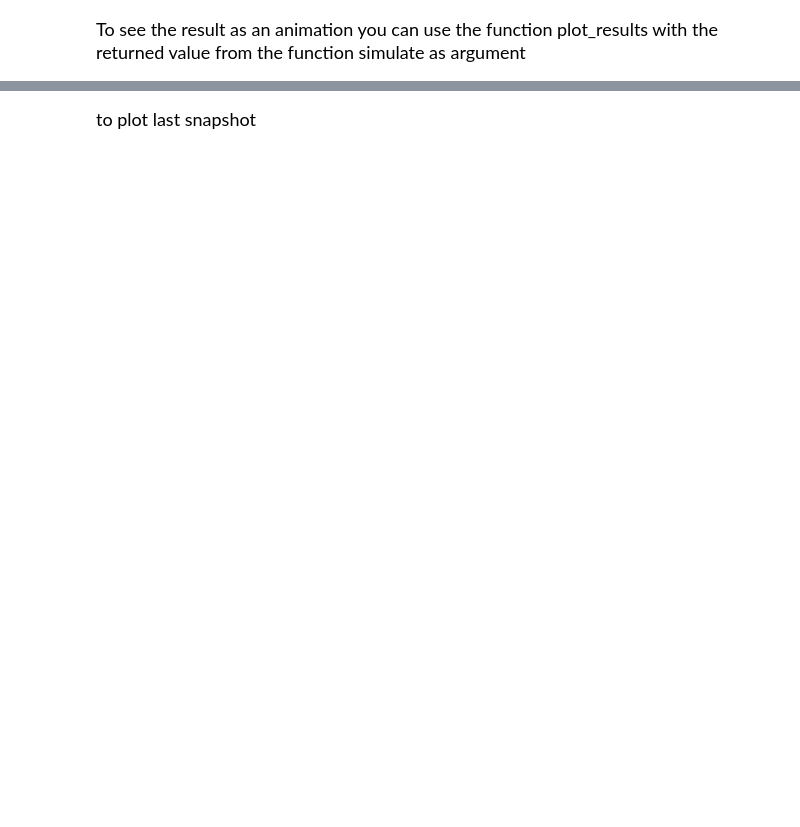
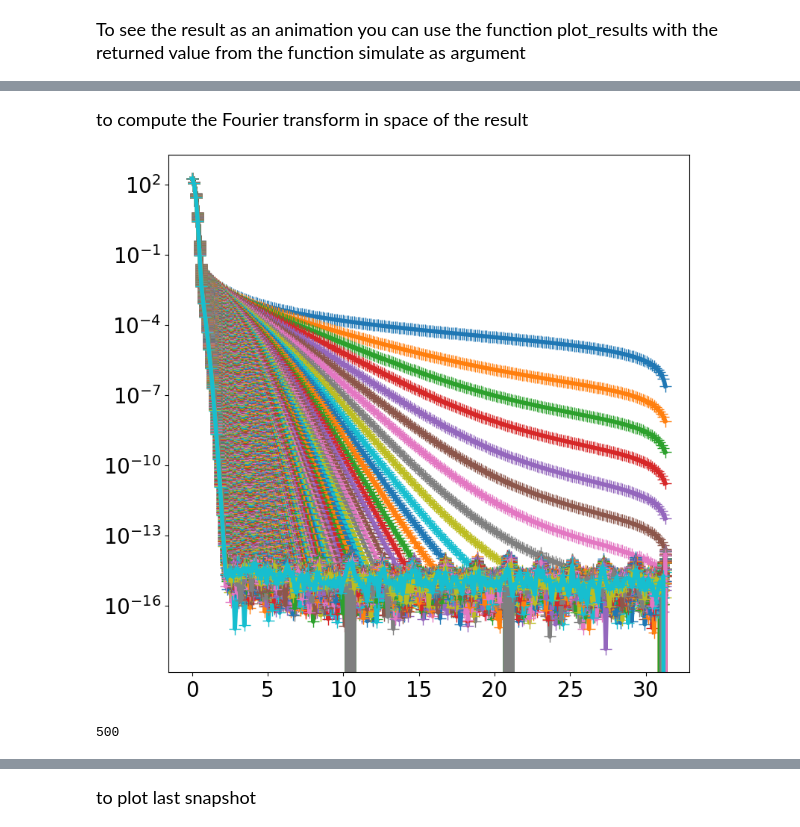
Before and after one commit to GFuhr/MF_FCM6, a Jupyter notebook: python/jupyter_advdiff.ipynb, the cells around one changed output, grey strips where cells are left out. Saved outputs shown, nothing was run; the diff lists cells and outputs as text; code cells hidden in the pictures; blank space fills up the shorter version.

```diff
--- a/python/jupyter_advdiff.ipynb
+++ b/python/jupyter_advdiff.ipynb
@@ -117,6 +120,21 @@ def extract_max(Frames):
         list_max[:,idx] = (frame.argmax(), frame.max())
         idx += 1
     return np.asarray(list_max)
+
+# compute Fourier transform for a given field
+def fourier_transform(field:(list, np.array), dx:float)->(np.array, np.array):
+    if isinstance(field, list):
+        ffield = np.array([np.fft.rfft(f[1:-1]) for f in field])
+        field_dim = field[0].shape[0]
+        field_dim_kx = ffield[0].shape[0]
+    else:
+        ffield = np.fft.rfft(field[1:-1])
+        field_dim = field.shape[0]
+        field_dim_kx = ffield.shape[0]
+
+    kx = 2*np.pi/(dx*(field_dim-2))
+    kfield = kx*np.arange(field_dim_kx)
+    return ffield, kfield
 # %% [markdown]
 # Definition of Finite difference functions used to resolve convection-diffusion equation
 # %%
@@ -169,7 +187,7 @@ def initfield_1D(x: np.array):
     :return: 1D field
     """
     u0 = np.zeros(x.shape)
-    u0 = np.exp(-(x-.5*x.max())**2/10)
+    u0 = np.exp(-(x-.5*x.max())**2/100)
 
     # exemple for gate
 #     u0[:] = 1
@@ -184,6 +202,8 @@ def simulate(verbose=False, **kwargs):
         kwargs['boundaries'] = 'per'
     if kwargs.get('derivative') is None :
         kwargs['derivative'] = 'bwd'
+    if kwargs.get('init') is None :
+        kwargs['init'] = initfield_1D
 
     return advdiff.simulate_1d(verbose, **kwargs)
 # %% [markdown]
@@ -341,0 +361,18 @@ output
+# %% [markdown]
+<font size=4>
+    to compute the Fourier transform in space of the result
+</font>
+# %%
+ffield, kx = fourier_transform(output_ex_diff , params_ex_diff['dx'])
+# %%
+# this will plot the square modulus of each mode as function of the associated wavenumber
+for f in ffield:
+    plt.semilogy(kx[:-1], np.abs(f)[:-1], '+-')
+
+plt.show()
+# %% [output]
+[figure, added]
+# %%
+print(len(ffield))
+# %% [output]
+500
```
Also changed, not shown: parts of 9 cells of this notebook, 7 other files.
